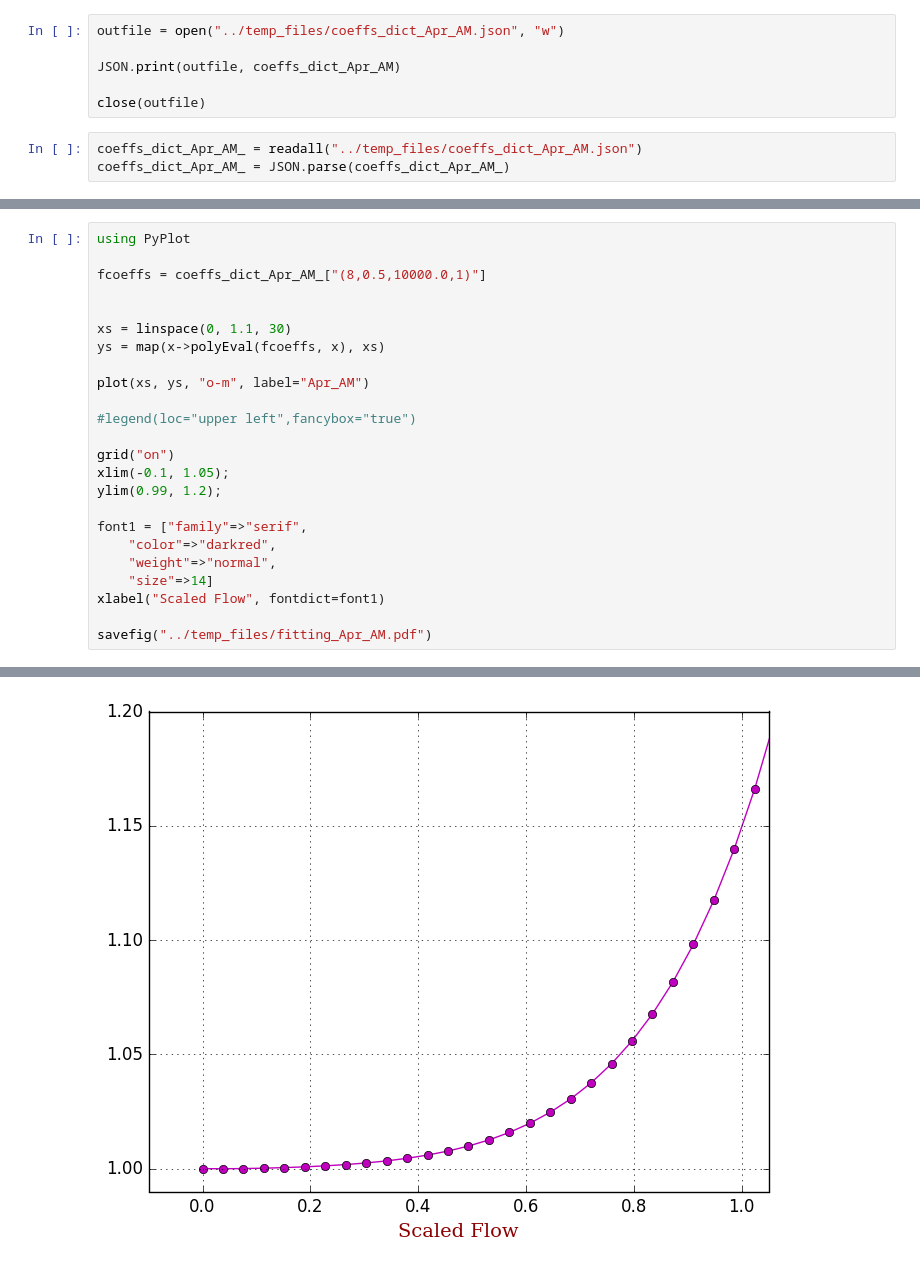
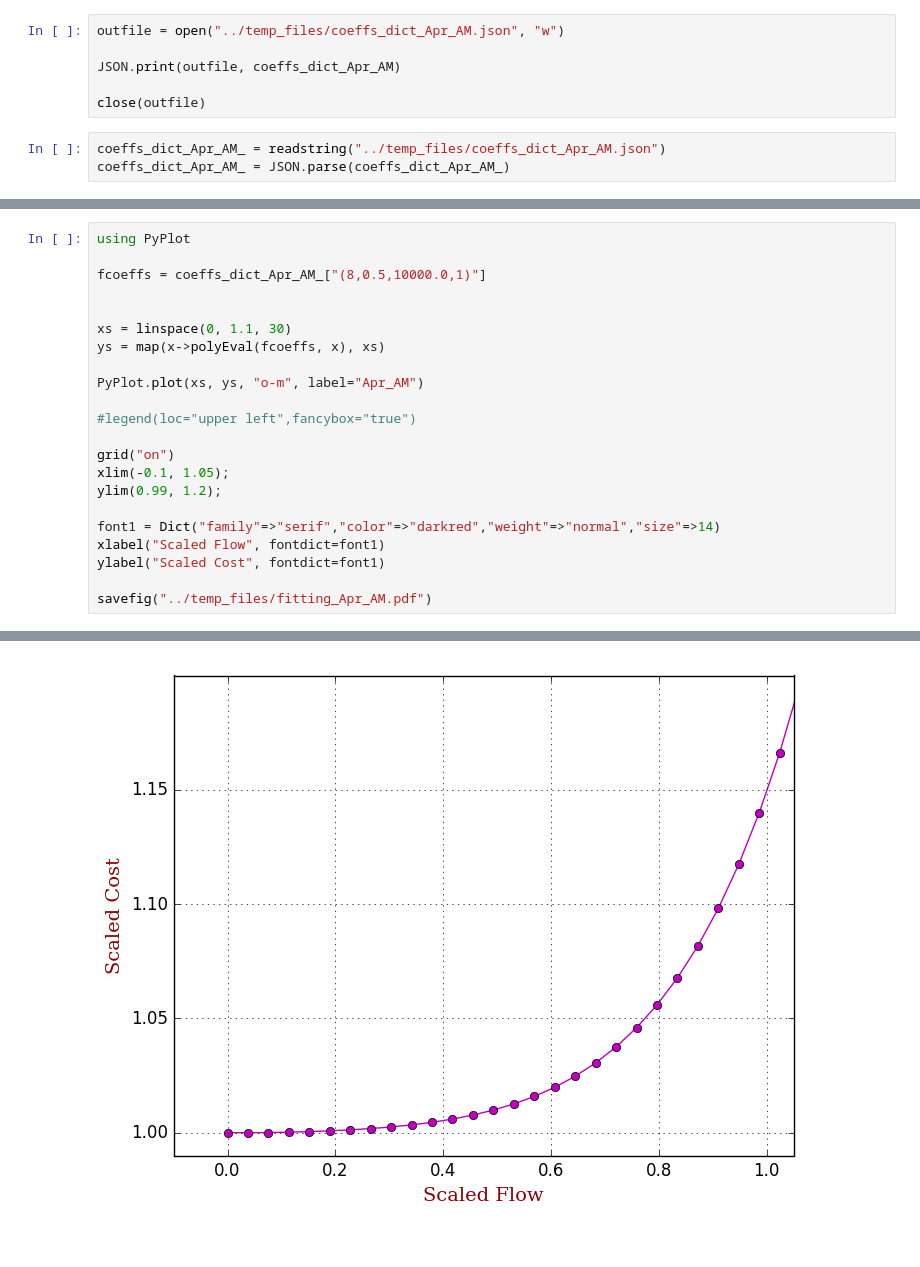
Before and after one commit to jingzbu/InverseVIsTraffic, a Jupyter notebook: 04_1_InverseVI_uni-class/InverseVI_uni_Apr_AM.ipynb, the cells around one changed output, grey strips where cells are left out. Saved outputs shown, nothing was run; the diff lists cells and outputs as text.

```diff
--- a/04_1_InverseVI_uni-class/InverseVI_uni_Apr_AM.ipynb
+++ b/04_1_InverseVI_uni-class/InverseVI_uni_Apr_AM.ipynb
@@ -375,6 +384,6 @@ JSON.print(outfile, coeffs_dict_Apr_AM)
 
 close(outfile)
 # %%
-coeffs_dict_Apr_AM_ = readall("../temp_files/coeffs_dict_Apr_AM.json")
+coeffs_dict_Apr_AM_ = readstring("../temp_files/coeffs_dict_Apr_AM.json")
 coeffs_dict_Apr_AM_ = JSON.parse(coeffs_dict_Apr_AM_)
 # %% [output]
@@ -404,7 +413,7 @@ fcoeffs = coeffs_dict_Apr_AM_["(8,0.5,10000.0,1)"]
 xs = linspace(0, 1.1, 30)
 ys = map(x->polyEval(fcoeffs, x), xs)
 
-plot(xs, ys, "o-m", label="Apr_AM")
+PyPlot.plot(xs, ys, "o-m", label="Apr_AM")
 
 #legend(loc="upper left",fancybox="true")
 
@@ -412,11 +421,9 @@ grid("on")
 xlim(-0.1, 1.05);
 ylim(0.99, 1.2);
 
-font1 = ["family"=>"serif",
-    "color"=>"darkred",
-    "weight"=>"normal",
-    "size"=>14]
+font1 = Dict("family"=>"serif","color"=>"darkred","weight"=>"normal","size"=>14)
 xlabel("Scaled Flow", fontdict=font1)
+ylabel("Scaled Cost", fontdict=font1)
 
 savefig("../temp_files/fitting_Apr_AM.pdf")
 # %% [output]
@@ -425 +430 @@ INFO: Loading help data...
-[figure, old version]
+[figure, new version]
```
Also changed, not shown: parts of 20 cells of this notebook, 5 other files.
